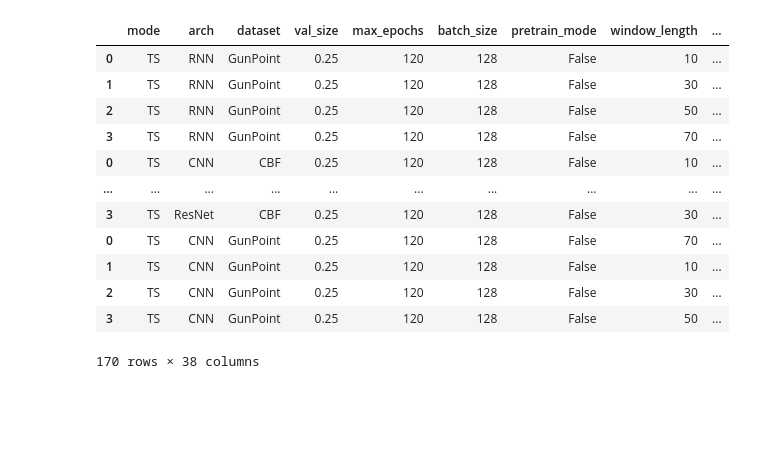
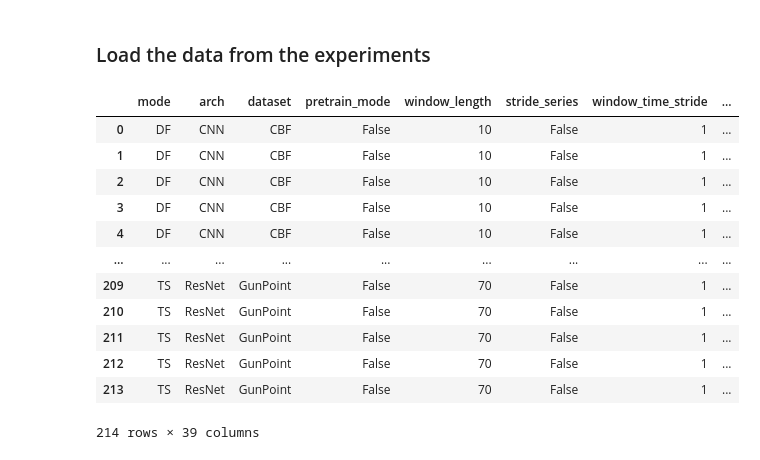
Before and after one commit to mbisan/s3ts, a Jupyter notebook: figures.ipynb, the cells around one changed output. Drawn from its saved outputs; the diff is of its cells as text; code cells hidden in the pictures; blank space fills up the shorter version.

```diff
--- a/figures.ipynb
+++ b/figures.ipynb
@@ -16,20 +12,31 @@ import s3ts.models.analysis as aux
+# %% [markdown]
+### Load the data from the experiments
 # %%
 folder = Path("storage/synced")
 
 # load all csv files in the folder using pandas
 df = pd.concat([pd.read_csv(f) for f in folder.glob("*.csv")])
+df["stride_series"].replace(np.NaN, False, inplace=True)
+df["pretrained"].replace(np.NaN, False, inplace=True)
+df["cv_rep"].replace(np.NaN, False, inplace=True)
+df["eq_wdw_length"] = df["window_length"]*df["window_time_stride"]
+df = df.groupby(['mode', 'arch', 'dataset', 'pretrain_mode', 'window_length', "stride_series",
+                 'window_time_stride', 'window_patt_stride', 'pretrained', "cv_rep"]).first().reset_index()
+# df = df.groupby(['mode', 'arch', 'dataset', 'pretrain_mode', 'window_length', "stride_series",
+#                  'window_time_stride', 'window_patt_stride', 'pretrained', "cv_rep"]).count()
+# df[df["val_size"] > 1]
 df
 # %% [output]
-|  | mode | arch | dataset | val_size | max_epochs | batch_size | pretrain_mode | window_length | ... |
-| 0 | TS | RNN | GunPoint | 0.25 | 120 | 128 | False | 10 | ... |
-| 1 | TS | RNN | GunPoint | 0.25 | 120 | 128 | False | 30 | ... |
-| 2 | TS | RNN | GunPoint | 0.25 | 120 | 128 | False | 50 | ... |
-| 3 | TS | RNN | GunPoint | 0.25 | 120 | 128 | False | 70 | ... |
-| 0 | TS | CNN | CBF | 0.25 | 120 | 128 | False | 10 | ... |
-| ... | ... | ... | ... | ... | ... | ... | ... | ... | ... |
-| 3 | TS | ResNet | CBF | 0.25 | 120 | 128 | False | 30 | ... |
-| 0 | TS | CNN | GunPoint | 0.25 | 120 | 128 | False | 70 | ... |
-| 1 | TS | CNN | GunPoint | 0.25 | 120 | 128 | False | 10 | ... |
-| 2 | TS | CNN | GunPoint | 0.25 | 120 | 128 | False | 30 | ... |
-| 3 | TS | CNN | GunPoint | 0.25 | 120 | 128 | False | 50 | ... |
+|  | mode | arch | dataset | pretrain_mode | window_length | stride_series | window_time_stride | ... |
+| 0 | DF | CNN | CBF | False | 10 | False | 1 | ... |
+| 1 | DF | CNN | CBF | False | 10 | False | 1 | ... |
+| 2 | DF | CNN | CBF | False | 10 | False | 1 | ... |
+| 3 | DF | CNN | CBF | False | 10 | False | 1 | ... |
+| 4 | DF | CNN | CBF | False | 10 | False | 1 | ... |
+| ... | ... | ... | ... | ... | ... | ... | ... | ... |
+| 209 | TS | ResNet | GunPoint | False | 70 | False | 1 | ... |
+| 210 | TS | ResNet | GunPoint | False | 70 | False | 1 | ... |
+| 211 | TS | ResNet | GunPoint | False | 70 | False | 1 | ... |
+| 212 | TS | ResNet | GunPoint | False | 70 | False | 1 | ... |
+| 213 | TS | ResNet | GunPoint | False | 70 | False | 1 | ... |
-170 rows × 38 columns
+214 rows × 39 columns
```
Also changed, not shown: parts of 16 cells of this notebook, 27 other files.
